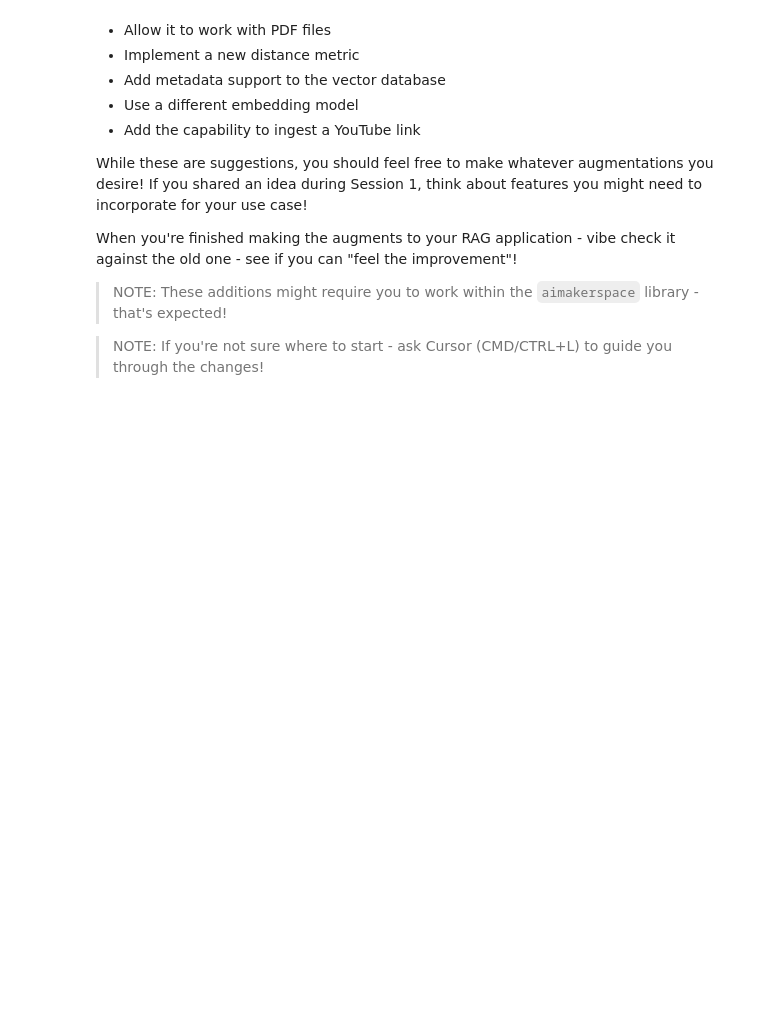
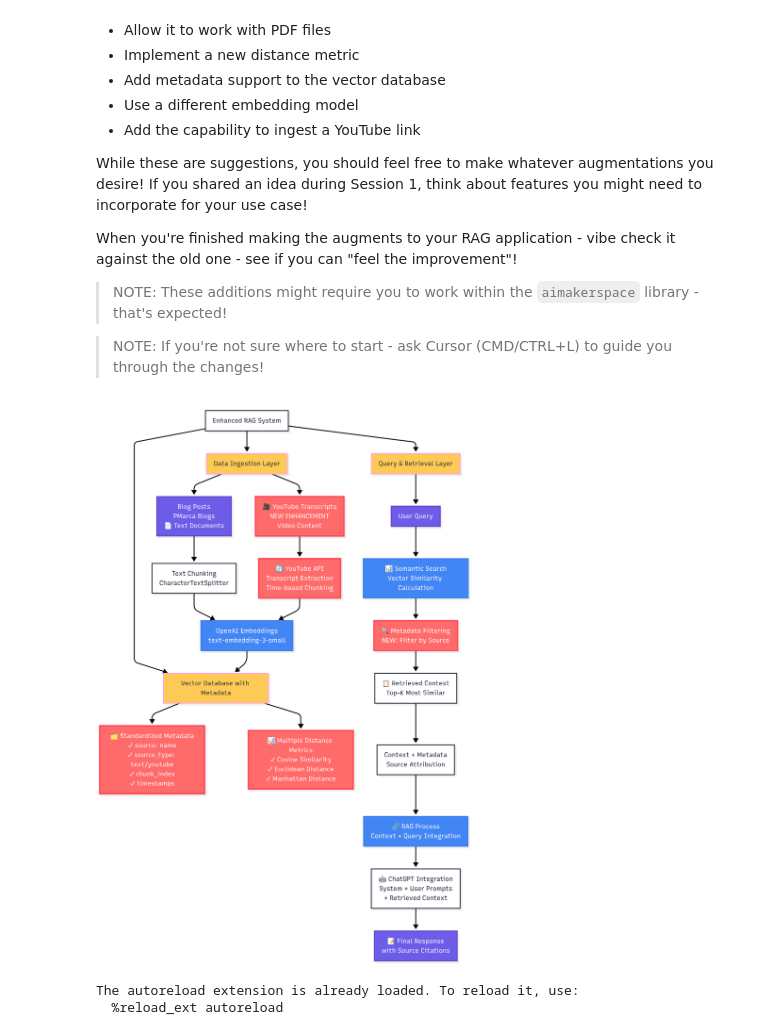
Before and after one commit to sl2902/aie8, a Jupyter notebook: 02_Embeddings_and_RAG/Pythonic_RAG_Assignment.ipynb, the cells around one changed output. Saved outputs shown, nothing was run; the diff lists cells and outputs as text; code cells hidden in the pictures; blank space fills up the shorter version.

Commit message:
update: added rag system

```diff
--- a/02_Embeddings_and_RAG/Pythonic_RAG_Assignment.ipynb
+++ b/02_Embeddings_and_RAG/Pythonic_RAG_Assignment.ipynb
@@ -564,3 +587,32 @@ When you're finished making the augments to your RAG application - vibe check it
 > NOTE: If you're not sure where to start - ask Cursor (CMD/CTRL+L) to guide you through the changes!
 # %%
 ### YOUR CODE HERE
+# %%
+from IPython.display import Image
+Image(filename='assets/architecture_diagram.png')
+# %% [output]
+[figure, added]
+# %%
+import asyncio
+import os
+from typing import Dict, List, Any
+from dotenv import load_dotenv
+load_dotenv()
+
+# Import your existing modules
+from aimakerspace.text_utils import TextFileLoader, CharacterTextSplitter
+from aimakerspace.vectordatabase import VectorDatabase
+from aimakerspace.youtube_utils import YouTubeTranscriptLoader
+from aimakerspace.openai_utils.prompts import UserRolePrompt, SystemRolePrompt
+from aimakerspace.openai_utils.chatmodel import ChatOpenAI
+from aimakerspace.vectordatabase import(
+    cosine_similarity,
+    euclidean_distance,
+    manhattan_distance
+)
+from typing import Any, List, Dict, Optional, Tuple
+%load_ext autoreload
+%autoreload 2
+# %% [output]
+The autoreload extension is already loaded. To reload it, use:
+  %reload_ext autoreload
```
Also changed, not shown: parts of 12 cells of this notebook.
